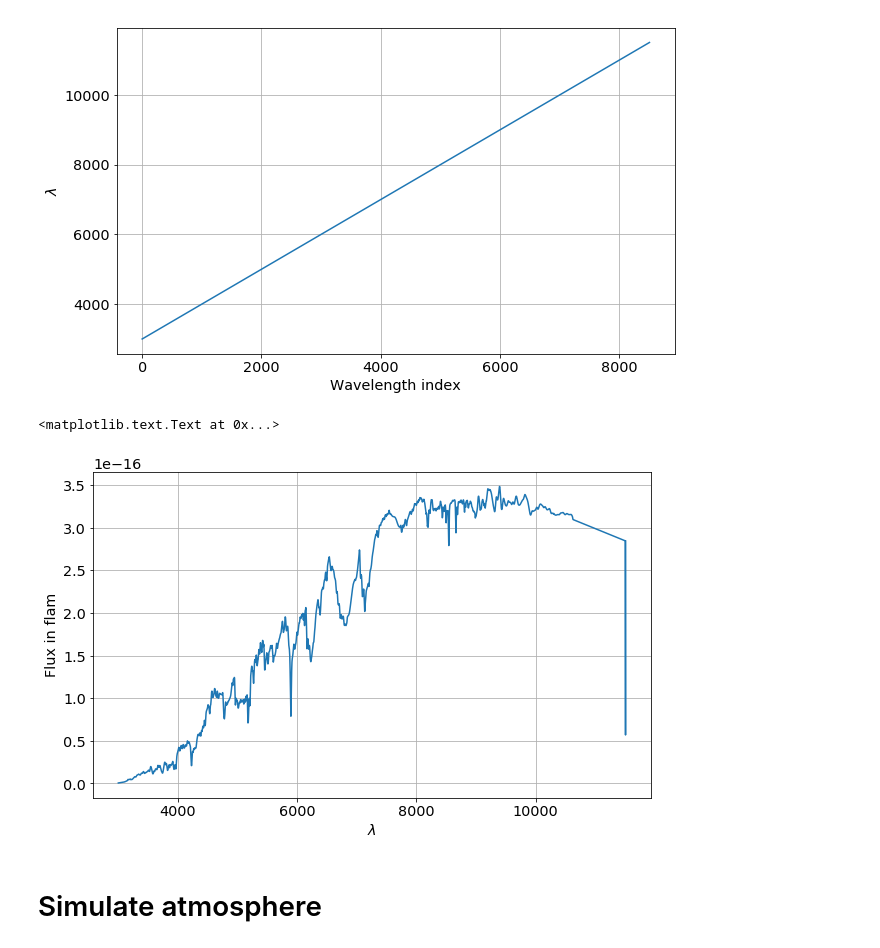
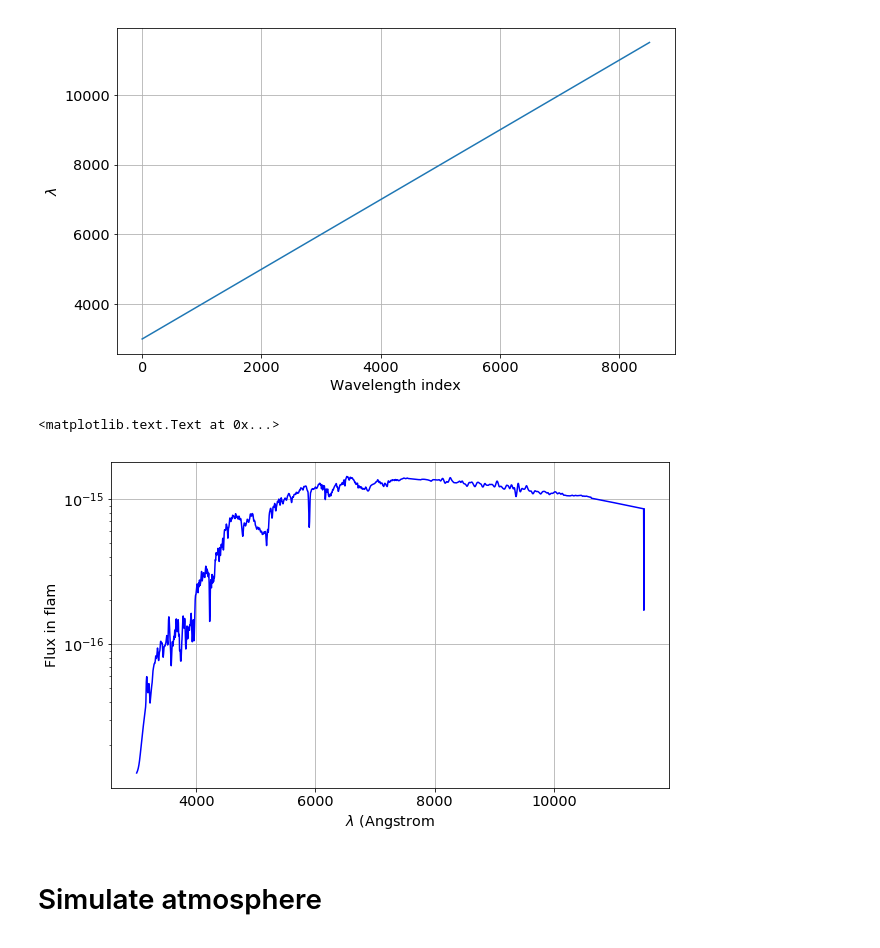
Before and after one commit to LSSTDESC/OpenAtmMiniDataChallenge, a Jupyter notebook: CheckRegeneratedSED.ipynb, the cells around one changed output. Cells and saved outputs as stored; diff of their text form; code cells hidden in the pictures.

```diff
--- a/CheckRegeneratedSED.ipynb
+++ b/CheckRegeneratedSED.ipynb
@@ -136,13 +134,13 @@ plt.xlabel("Wavelength index")
 <matplotlib.text.Text at 0x...>
 [figure]
 # %%
-plt.plot(sed_data[0,index_spec:],sed_data[1,index_spec:])
+plt.semilogy(sed_data[0,index_spec:],sed_data[2113+1,index_spec:],'b-')
 plt.grid()
-plt.xlabel("$\lambda$")
+plt.xlabel("$\lambda$ (Angstrom")
 plt.ylabel("Flux in flam")
 # %% [output]
 <matplotlib.text.Text at 0x...>
-[figure, old version]
+[figure, new version]
 # %%
 NBSED=sed_data.shape[0]-1
 # %%
```
Also changed, not shown: parts of 11 cells of this notebook, 1 other file.
